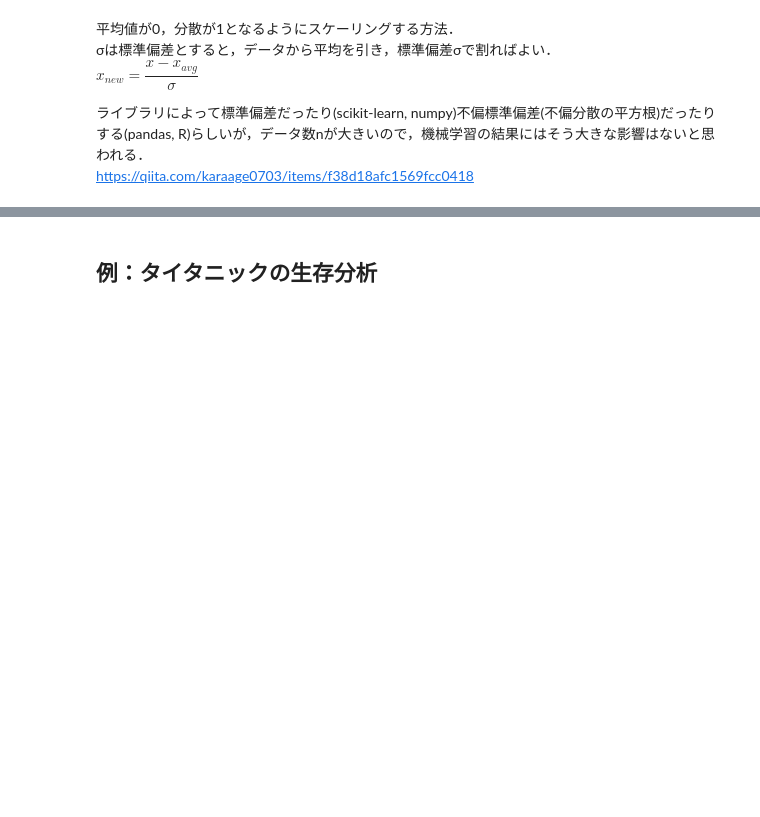
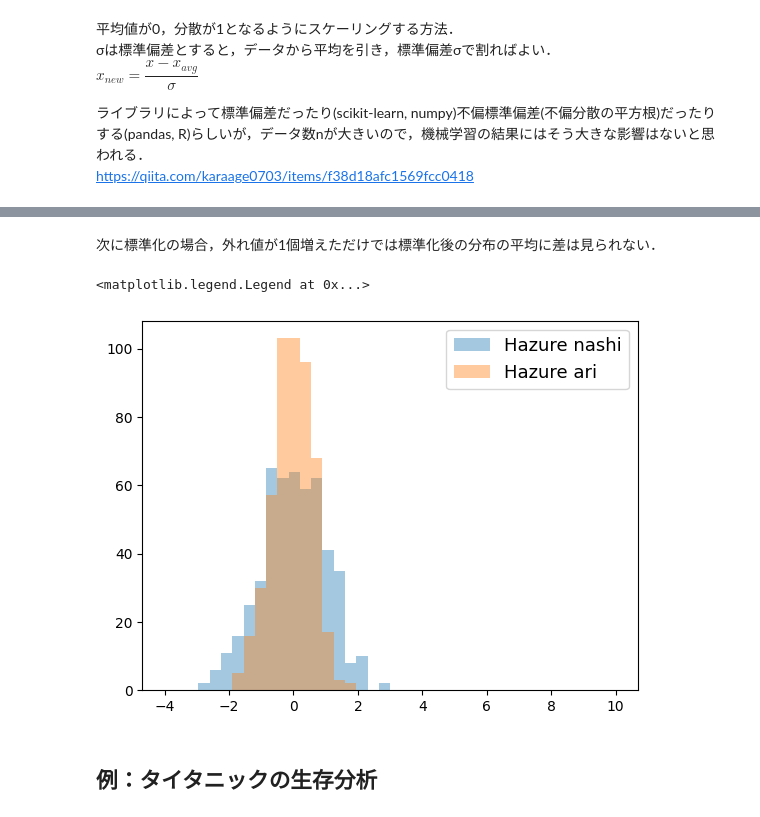
Before and after one commit to yasyamauchi/education, a Jupyter notebook: 2023AI.ipynb, the cells around one changed output, grey strips where cells are left out. Drawn from its saved outputs; the diff is of its cells as text; code cells hidden in the pictures; blank space fills up the shorter version.

```diff
--- a/2023AI.ipynb
+++ b/2023AI.ipynb
@@ -769,3 +787,22 @@ ValueError: ignored
+# %% [markdown]
+次に標準化の場合，外れ値が1個増えただけでは標準化後の分布の平均に差は見られない．
+# %%
+import numpy as np
+import matplotlib.pyplot as plt
+
+generator = np.random.default_rng()
+x = generator.normal(loc=10, scale=3, size=500)  # 平均10，標準偏差3のランダムデータを作る
+hyojunka =np.array(list(map(lambda i : (i-x.mean())/x.std(), x)))         # 標準化
+
+x_out = np.append(x,100)                             # 外れ値100を追加
+hyojunka_out =np.array(list(map(lambda i : (i-x_out.mean())/x_out.std(), x_out)))         # 標準化
+
+plt.hist(hyojunka,alpha=0.4,bins=40,range=(-4,10),label="Hazure nashi")
+plt.hist(hyojunka_out,alpha=0.4,bins=40,range=(-4,10),label="Hazure ari")
+plt.legend(loc="upper right", fontsize=13)
+# %% [output]
+<matplotlib.legend.Legend at 0x...>
+[figure, added]
 # %% [markdown]
 ## 例：タイタニックの生存分析
 # %% [markdown]
```
Also changed, not shown: parts of 19 cells of this notebook.
